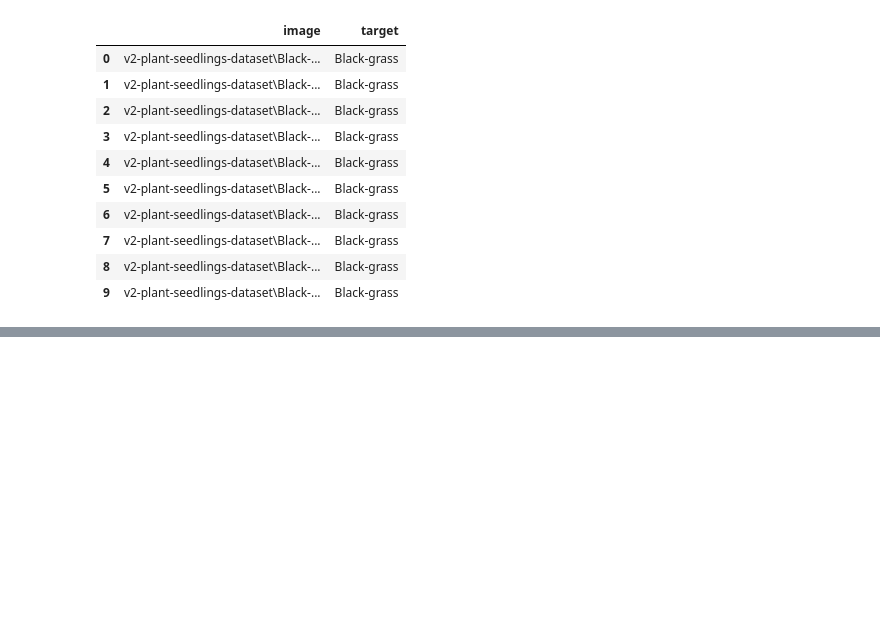
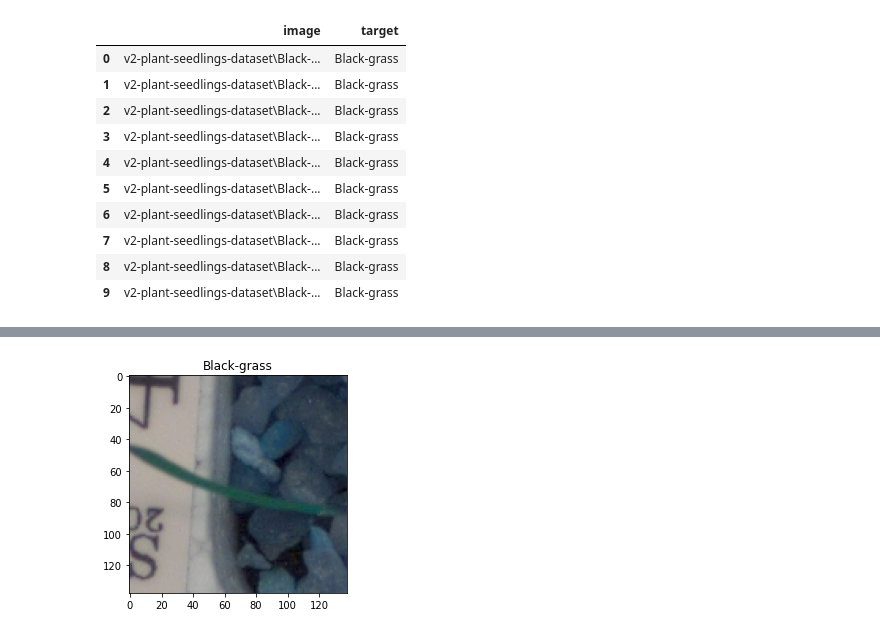
Before and after one commit to Jeffresh/deployment-of-machine-learning-models, a Jupyter notebook: section13/big_data_research.ipynb, the cells around one changed output, grey strips where cells are left out. Drawn from its saved outputs; the diff is of its cells as text; code cells hidden in the pictures; blank space fills up the shorter version.

Commit message:
feat(section 13 notebook): add function to visualize images

```diff
--- a/section13/big_data_research.ipynb
+++ b/section13/big_data_research.ipynb
@@ -141,0 +162,12 @@ images_df.head(10)
+# %%
+# let's visualise a few images
+# if the iamges you see in your notebook are not the same, don't
+
+def plot_single_image(df, image_number):
+    im = cv2.imread(df.loc[image_number, 'image'])
+    plt.title(df.loc[image_number, 'target'])
+    plt.imshow(im)
+
+plot_single_image(images_df, 0)
+# %% [output]
+[figure, added]
```
Also changed, not shown: parts of 5 cells of this notebook.
